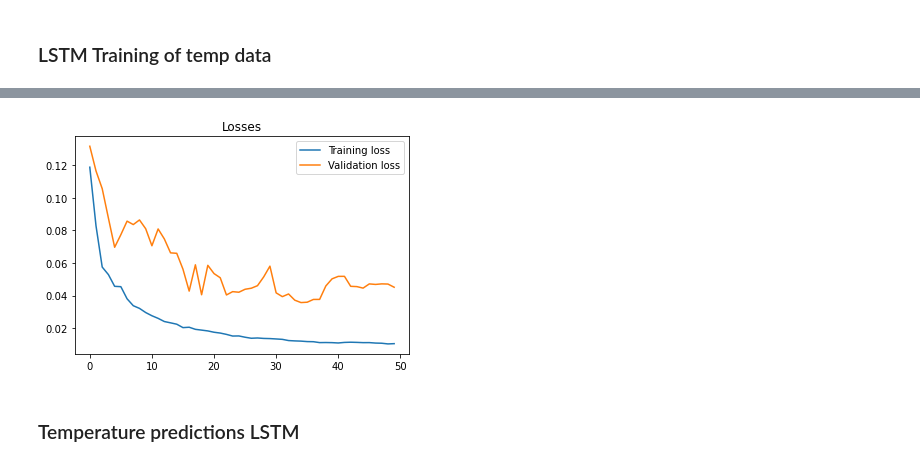
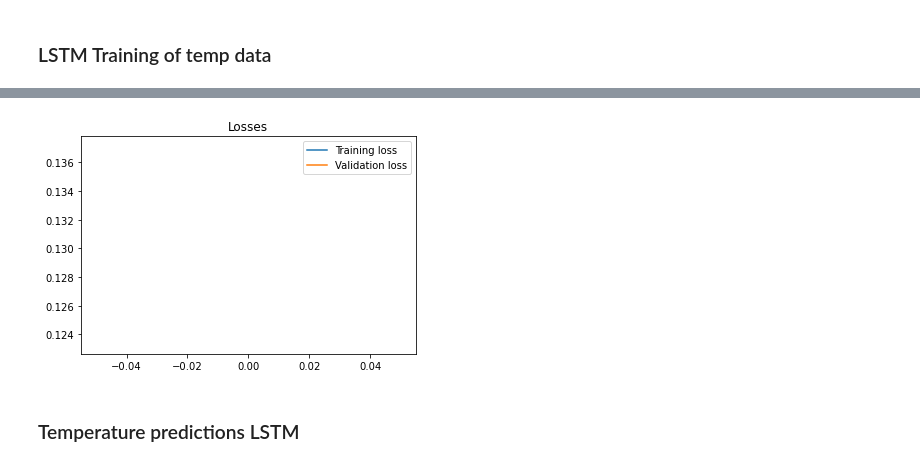
Before and after one commit to evanbradl/ML-Air-Sensor, a Jupyter notebook: Air_Sensor.ipynb, the cells around one changed output, grey strips where cells are left out. Drawn from its saved outputs; the diff is of its cells as text; code cells hidden in the pictures.

```diff
--- a/Air_Sensor.ipynb
+++ b/Air_Sensor.ipynb
@@ -358,7 +358,7 @@ class Optimization:
     # train_loader is the DataLoader for training data
     # val_loader is the DataLoader for validation data
     # Computes and prints validation and training loss
-    def train(self, train_loader, val_loader, batch_size=64, n_epochs=50, n_features=1):
+    def train(self, train_loader, val_loader, batch_size=64, n_epochs=1, n_features=1):
         for epoch in range(1, n_epochs + 1):
             batch_losses = []
             for x_batch, y_batch in train_loader:
@@ -528,7 +531,7 @@ hidden_dim = 64
 layer_dim = 3
 batch_size = 64
 dropout = 0.2
-n_epochs = 50
+n_epochs = 1
 learning_rate = 1e-3
 weight_decay = 1e-6
 
@@ -577,4 +564,4 @@ predictions, values = opt.evaluate(
-[figure, old version]
+[figure, new version]
 # %% [markdown]
 ### Temperature predictions LSTM
 # %%
```
Also changed, not shown: parts of 12 cells of this notebook.
